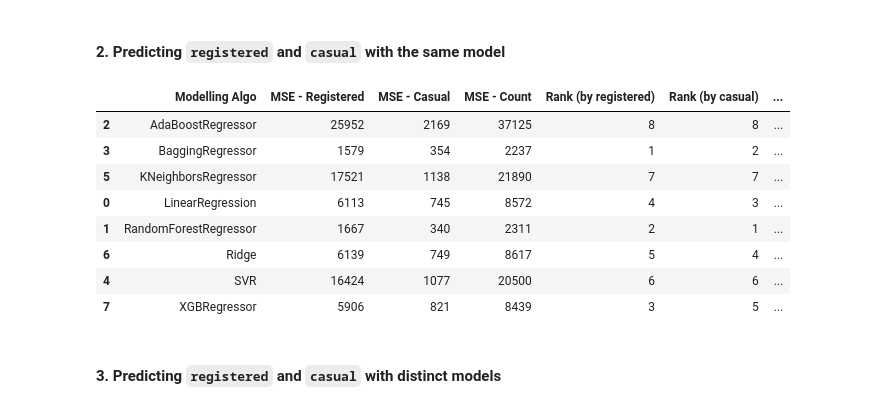
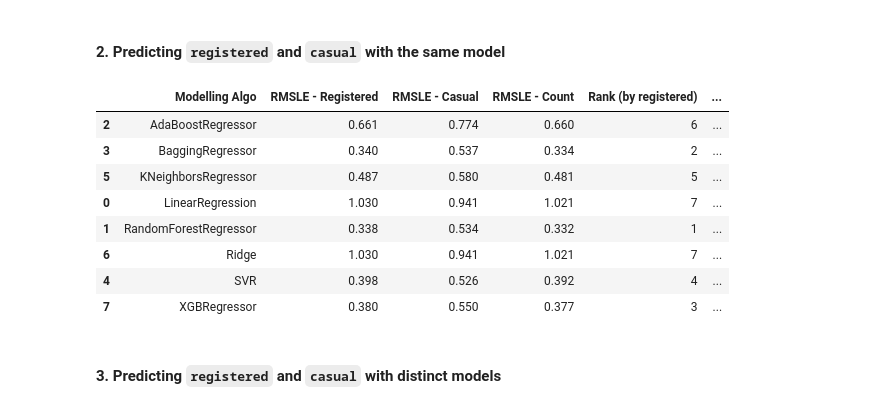
Before and after one commit to InesVA/predicting-bike-sharing-demand, a Jupyter notebook: Bike Sharing Prediction.ipynb, the cells around one changed output. Saved outputs shown, nothing was run; the diff lists cells and outputs as text; code cells hidden in the pictures.

````diff
--- a/Bike Sharing Prediction.ipynb
+++ b/Bike Sharing Prediction.ipynb
@@ -115,6 +115,7 @@
 # From datetime (for visualizations)
 datasets["year"] = [int(datasets.datetime[x][0:4]) for x in range(datasets.shape[0])]
 datasets["month"] = [int(datasets.datetime[x][5:7]) for x in range(datasets.shape[0])]
+datasets["day"] = [int(datasets.datetime[x][8:10]) for x in range(datasets.shape[0])]
 datasets["hour"] = [int(datasets.datetime[x][11:13]) for x in range(datasets.shape[0])]
 datasets["weekday"] = [datetime.datetime.strptime(datasets.datetime[x][0:10], '%Y-%m-%d').weekday() for x in range(datasets.shape[0])]
 datasets["date"] = [datetime.datetime.strptime(datasets.datetime[x][0:10], '%Y-%m-%d') for x in range(datasets.shape[0])]
@@ -471,9 +480,9 @@ x_train_separate, x_test_separate, y_train_registered, y_test_registered = train
 models_separate=[RandomForestRegressor(),AdaBoostRegressor(),BaggingRegressor(),SVR(),KNeighborsRegressor(), Ridge(), xg.XGBRegressor()]
 model_names_separate=['LinearRegression','RandomForestRegressor','AdaBoostRegressor','BaggingRegressor','SVR','KNeighborsRegressor', 'Ridge', 'XGBRegressor']
 modelLinear = LinearRegression()
-mseCountStrat2 = []
-mseCasualStrat2 = []
-mseRegisteredStrat2 = []
+rmsleCountStrat2 = []
+rmsleCasualStrat2 = []
+rmsleRegisteredStrat2 = []
 
 
 # Log transforming the response variables
@@ -485,16 +494,20 @@ y_train_registeredLog = np.log1p(y_train_registered)
 # 1. For casual
 modelLinear.fit(X = x_train_separate,y = y_train_casualLog)
 predLinearCasual = modelLinear.predict(x_test_separate)
-mseCasualStrat2.append(mean_squared_error(np.expm1(predLinearCasual), y_test_casual))
+# Correcting the negative counts(should be null)
+predLinearCasual = [0 if predLinearCasual[x] < 0 else predLinearCasual[x] for x in range(len(predLinearCasual))]
+rmsleCasualStrat2.append(np.sqrt(mean_squared_log_error(np.expm1(predLinearCasual), y_test_casual)))
 
 # 2. For registered
 modelLinear.fit(X = x_train_separate,y = y_train_registeredLog)
 predLinearRegistered = modelLinear.predict(x_test_separate)
-mseRegisteredStrat2.append(mean_squared_error(np.expm1(predLinearRegistered), y_test_registered))
+# Correcting the negative counts(should be null)
+predLinearRegistered = [0 if predLinearRegistered[x] < 0 else predLinearRegistered[x] for x in range(len(predLinearRegistered))]
+rmsleRegisteredStrat2.append(np.sqrt(mean_squared_log_error(np.expm1(predLinearRegistered), y_test_registered)))
 
 # 3. For their sum
-mseCountStrat2.append(mean_squared_error(np.expm1(predLinearCasual) + np.expm1(predLinearRegistered),
-                                         y_test_casual + y_test_registered))
+rmsleCountStrat2.append(np.sqrt(mean_squared_log_error(np.expm1(predLinearCasual) + np.expm1(predLinearRegistered),
+                                                       y_test_casual + y_test_registered)))
 
 
 # Fitting the other models
@@ -503,33 +516,35 @@ for model in range(len(models_separate)):
     # 1. For casual
     clf.fit(x_train_separate, y_train_casualLog)
     predCasual = clf.predict(x_test_separate)
-    mseCasualStrat2.append(mean_squared_error(np.expm1(predCasual), y_test_casual))
+    predCasual = [0 if predCasual[x] < 0 else predCasual[x] for x in range(len(predCasual))]
+    rmsleCasualStrat2.append(np.sqrt(mean_squared_log_error(np.expm1(predCasual), y_test_casual)))
     # 2. For registered
     clf.fit(x_train_separate, y_train_registeredLog)
     predRegistered = clf.predict(x_test_separate)
-    mseRegisteredStrat2.append(mean_squared_error(np.expm1(predRegistered), y_test_registered))
+    predRegistered = [0 if predRegistered[x] < 0 else predRegistered[x] for x in range(len(predRegistered))]
+    rmsleRegisteredStrat2.append(np.sqrt(mean_squared_log_error(np.expm1(predRegistered), y_test_registered)))
     # 3. For their sum
-    mseCountStrat2.append(mean_squared_error(np.expm1(predCasual) + np.expm1(predRegistered),
-                                             y_test_casual + y_test_registered))
+    rmsleCountStrat2.append(np.sqrt(mean_squared_log_error(np.expm1(predCasual) + np.expm1(predRegistered),
+                                                           y_test_casual + y_test_registered)))
 # %%
 strat2 = pd.DataFrame({'Modelling Algo': model_names_separate,
-                       'MSE - Registered': [int(round(x)) for x in mseRegisteredStrat2],
-                       'MSE - Casual': [int(round(x)) for x in mseCasualStrat2],
-                       'MSE - Count': [int(round(x)) for x in mseCountStrat2]}).sort_values(by=["Modelling Algo"])
-strat2["Rank (by registered)"] = strat2["MSE - Registered"].rank().astype(int)
-strat2["Rank (by casual)"] = strat2["MSE - Casual"].rank().astype(int)
-strat2["Rank (by count)"] = strat2["MSE - Count"].rank().astype(int)
+                       'RMSLE - Registered': [round(x,3) for x in rmsleRegisteredStrat2],
+                       'RMSLE - Casual': [round(x,3) for x in rmsleCasualStrat2],
+                       'RMSLE - Count': [round(x,3) for x in rmsleCountStrat2]}).sort_values(by=["Modelling Algo"])
+strat2["Rank (by registered)"] = strat2["RMSLE - Registered"].rank().astype(int)
+strat2["Rank (by casual)"] = strat2["RMSLE - Casual"].rank().astype(int)
+strat2["Rank (by count)"] = strat2["RMSLE - Count"].rank().astype(int)
 strat2
 # %% [output]
-|  | Modelling Algo | MSE - Registered | MSE - Casual | MSE - Count | Rank (by registered) | Rank (by casual) | ... |
-| 2 | AdaBoostRegressor | 25952 | 2169 | 37125 | 8 | 8 | ... |
-| 3 | BaggingRegressor | 1579 | 354 | 2237 | 1 | 2 | ... |
-| 5 | KNeighborsRegressor | 17521 | 1138 | 21890 | 7 | 7 | ... |
-| 0 | LinearRegression | 6113 | 745 | 8572 | 4 | 3 | ... |
-| 1 | RandomForestRegressor | 1667 | 340 | 2311 | 2 | 1 | ... |
-| 6 | Ridge | 6139 | 749 | 8617 | 5 | 4 | ... |
-| 4 | SVR | 16424 | 1077 | 20500 | 6 | 6 | ... |
-| 7 | XGBRegressor | 5906 | 821 | 8439 | 3 | 5 | ... |
+|  | Modelling Algo | RMSLE - Registered | RMSLE - Casual | RMSLE - Count | Rank (by registered) | ... |
+| 2 | AdaBoostRegressor | 0.661 | 0.774 | 0.660 | 6 | ... |
+| 3 | BaggingRegressor | 0.340 | 0.537 | 0.334 | 2 | ... |
+| 5 | KNeighborsRegressor | 0.487 | 0.580 | 0.481 | 5 | ... |
+| 0 | LinearRegression | 1.030 | 0.941 | 1.021 | 7 | ... |
+| 1 | RandomForestRegressor | 0.338 | 0.534 | 0.332 | 1 | ... |
+| 6 | Ridge | 1.030 | 0.941 | 1.021 | 7 | ... |
+| 4 | SVR | 0.398 | 0.526 | 0.392 | 4 | ... |
+| 7 | XGBRegressor | 0.380 | 0.550 | 0.377 | 3 | ... |
 # %% [markdown]
 #### 3. Predicting ```registered``` and ```casual``` with distinct models
 # %%
````
Also changed, not shown: parts of 21 cells of this notebook.
